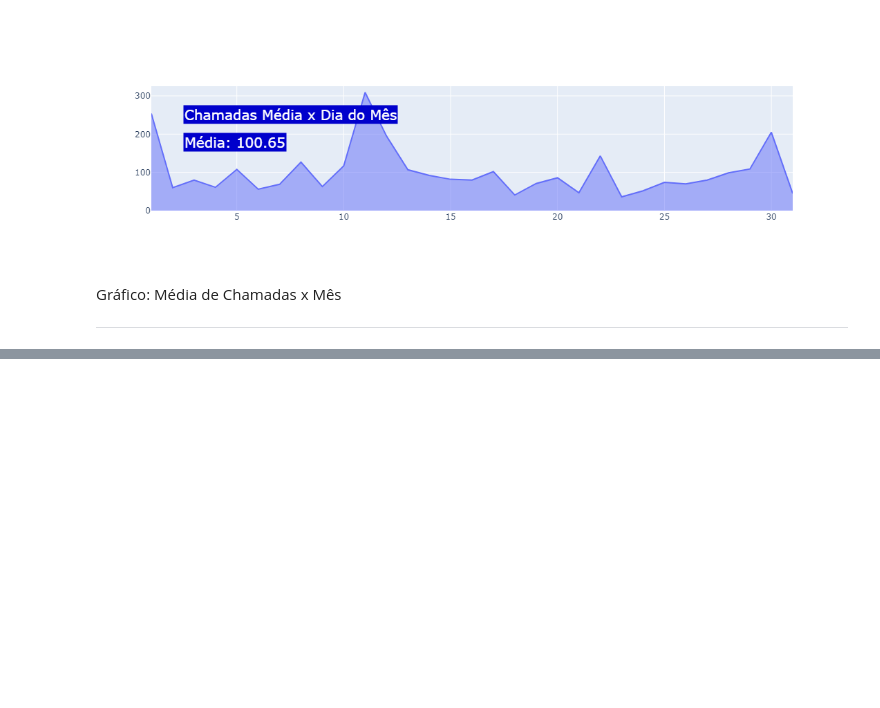
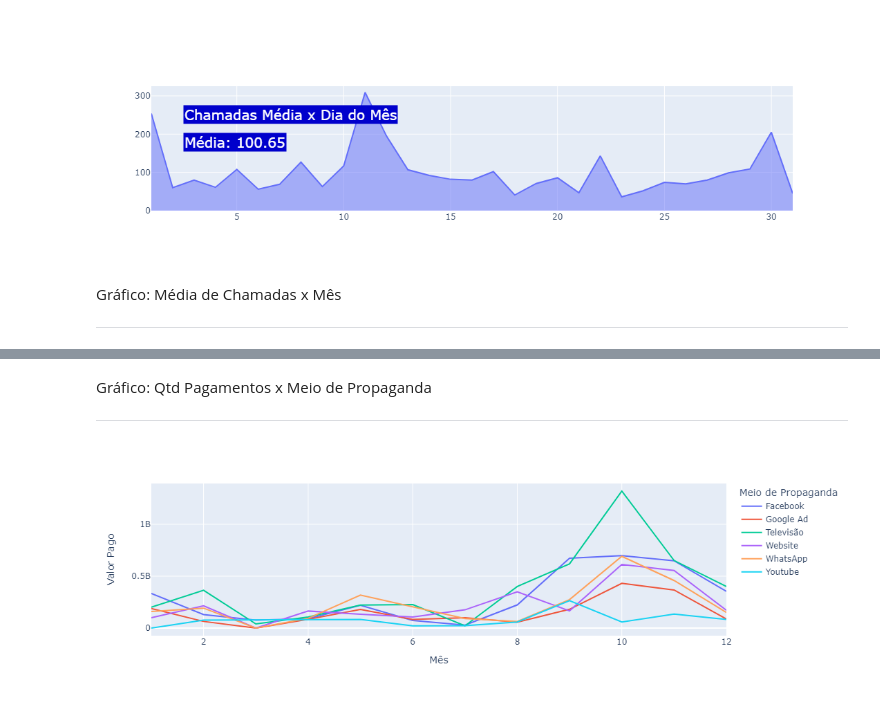
Before and after one commit to fabio-ribeiro-de/DataAnalytics, a Jupyter notebook: 1-call-center-vendas/graficos.ipynb, the cells around one changed output, grey strips where cells are left out. Cells and saved outputs as stored; diff of their text form; code cells hidden in the pictures; blank space fills up the shorter version.

```diff
--- a/1-call-center-vendas/graficos.ipynb
+++ b/1-call-center-vendas/graficos.ipynb
@@ -159,0 +210,17 @@ gpChamadasM = df.groupby('Mês')['Chamadas Realizadas'].sum().reset_index()
+# %% [markdown]
+Gráfico: Qtd Pagamentos x Meio de Propaganda
+_______________________________________
+# %%
+#Agrupamos o total de pagamentos realizados através do meio de propaganda
+gpPagamentosP = df.groupby(['Meio de Propaganda', 'Mês'])['Valor Pago'].sum().reset_index()
+
+#Aplicamos um gráfico de linhas tendo no eixo x o valor pago e no eixo y o mês. A legenda será o meio de propaganda.
+grafPagamentosP = px.line(
+    gpPagamentosP,
+    y = "Valor Pago",
+    x = "Mês",
+    color = "Meio de Propaganda"
+)
+grafPagamentosP.show()
+# %% [output]
+[figure, added]
```
Also changed, not shown: parts of 21 cells of this notebook.
